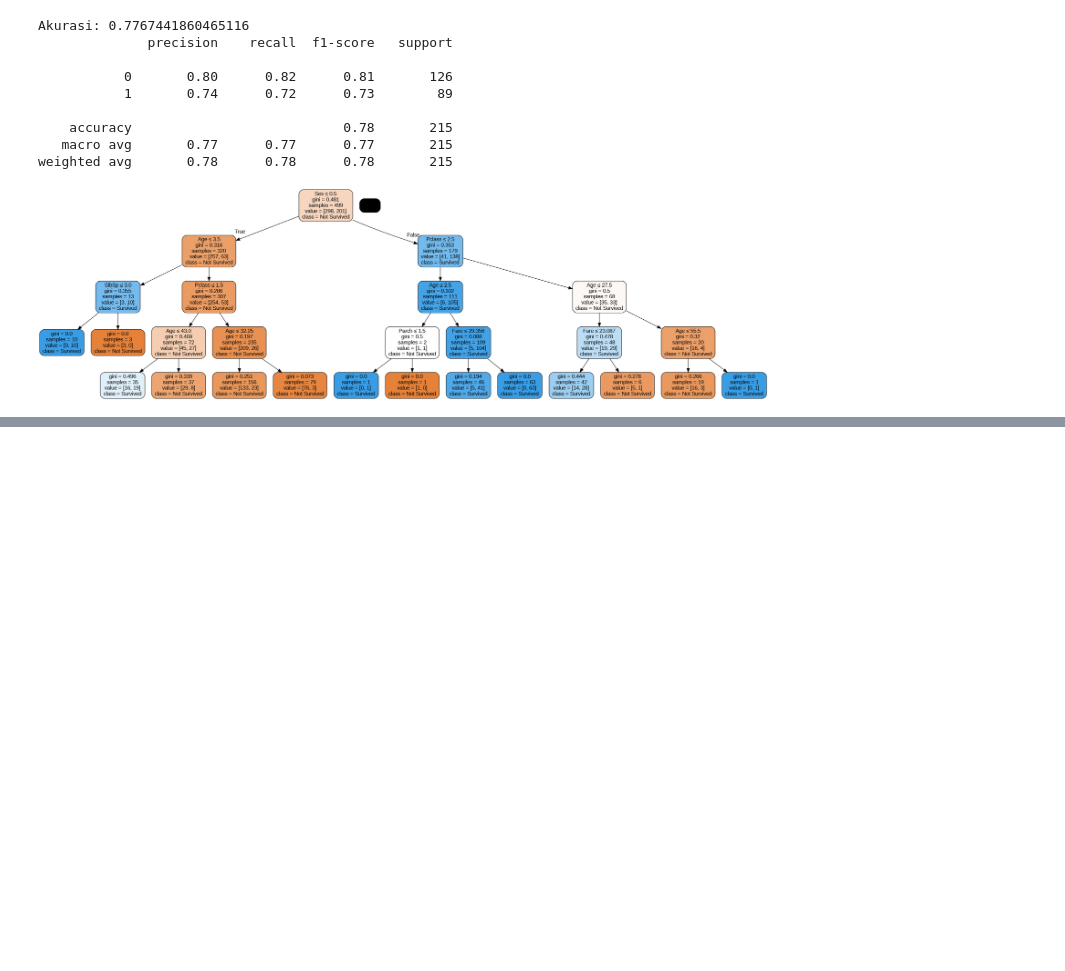
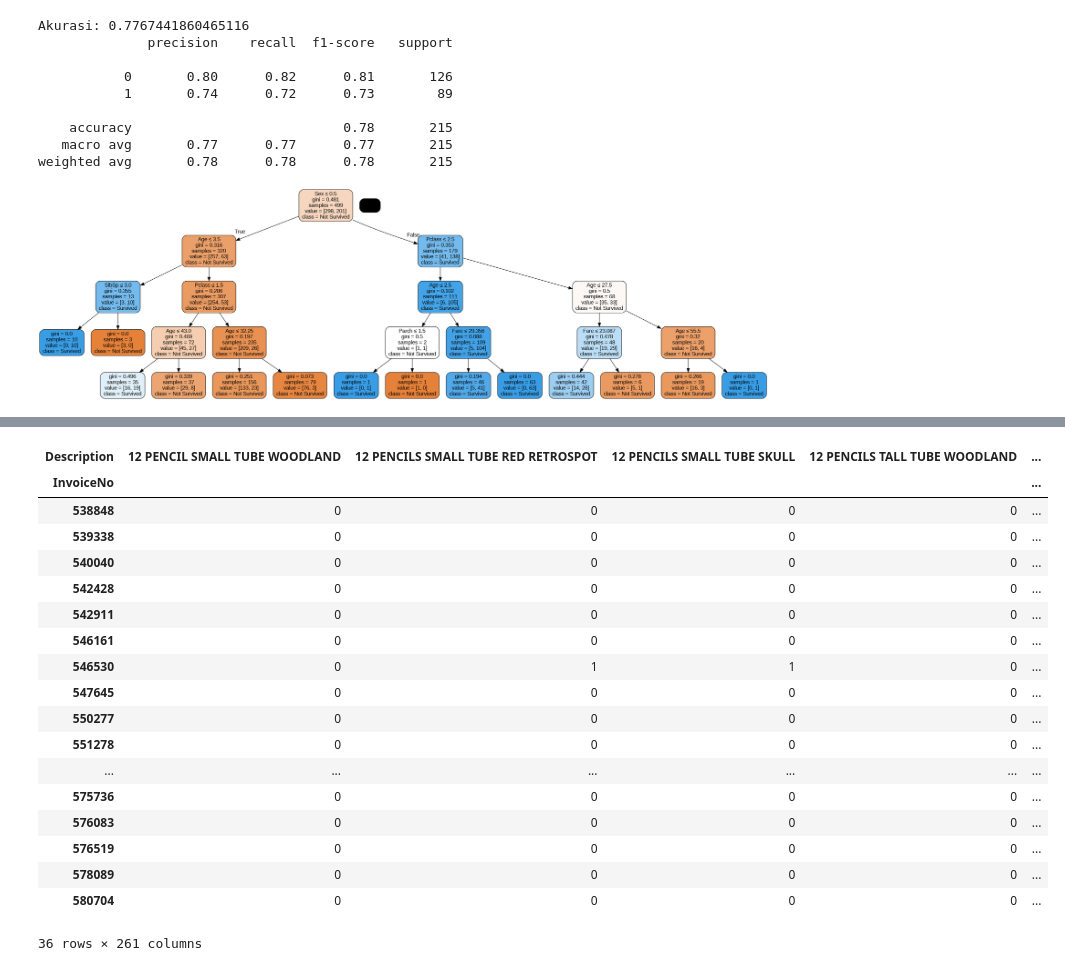
Before and after one commit to KiiBoii/Google-Collab-Phyton-Data-Mining, a Jupyter notebook: mrizkiP23sib.ipynb, the cells around one changed output, grey strips where cells are left out. Drawn from its saved outputs; the diff is of its cells as text; code cells hidden in the pictures; blank space fills up the shorter version.

```diff
--- a/mrizkiP23sib.ipynb
+++ b/mrizkiP23sib.ipynb
@@ -2300,0 +2321,12 @@ weighted avg       0.78      0.78      0.78       215
+# %%
+#trus bersihkan datanya
+#sama hapus tuang ekstra di deskripsi
+
+data['Description'] = data['Description'].str.strip()
+
+#buat hapus baris tanpa yg gaada invoice nya
+data.dropna(axis=0,subset=['InvoiceNo'],inplace=True)
+data['InvoiceNo'] = data['InvoiceNo'].astype('str')
+#hapus smua transaksi yg pake kredit aja
+
+data = data[~data['InvoiceNo'].str.contains('C')]
@@ -2300,0 +2356,49 @@ weighted avg       0.78      0.78      0.78       215
+# %%
+#Transaksi Di sweden
+
+basket_Sweden = (data[data['Country']=="Sweden"]
+             .groupby(['InvoiceNo', 'Description'])['Quantity']
+             .sum().unstack().reset_index().fillna(0)
+             .set_index('InvoiceNo'))
+# %%
+#kodean data pake Hot encoding
+#definisikan fungsi hot encoding buat data nya pas sama library
+
+def hot_encode(x):
+  if(x<=0):
+    return 0
+  if(x>=1):
+    return 1
+# %%
+#kodekan dtaset
+
+basket_encoded = basket_France.applymap(hot_encode)
+basket_France= basket_encoded
+basket_encoded = basket_UK.applymap(hot_encode)
+basket_UK= basket_encoded
+basket_encoded = basket_Por.applymap(hot_encode)
+basket_Por= basket_encoded
+basket_encoded = basket_Sweden.applymap(hot_encode)
+basket_Sweden= basket_encoded
+# %%
+basket_Sweden
+# %% [output]
+| Description | 12 PENCIL SMALL TUBE WOODLAND | 12 PENCILS SMALL TUBE RED RETROSPOT | 12 PENCILS SMALL TUBE SKULL | 12 PENCILS TALL TUBE WOODLAND | ... |
+| InvoiceNo |  |  |  |  | ... |
+| 538848 | 0 | 0 | 0 | 0 | ... |
+| 539338 | 0 | 0 | 0 | 0 | ... |
+| 540040 | 0 | 0 | 0 | 0 | ... |
+| 542428 | 0 | 0 | 0 | 0 | ... |
+| 542911 | 0 | 0 | 0 | 0 | ... |
+| 546161 | 0 | 0 | 0 | 0 | ... |
+| 546530 | 0 | 1 | 1 | 0 | ... |
+| 547645 | 0 | 0 | 0 | 0 | ... |
+| 550277 | 0 | 0 | 0 | 0 | ... |
+| 551278 | 0 | 0 | 0 | 0 | ... |
+| ... | ... | ... | ... | ... | ... |
+| 575736 | 0 | 0 | 0 | 0 | ... |
+| 576083 | 0 | 0 | 0 | 0 | ... |
+| 576519 | 0 | 0 | 0 | 0 | ... |
+| 578089 | 0 | 0 | 0 | 0 | ... |
+| 580704 | 0 | 0 | 0 | 0 | ... |
+36 rows × 261 columns
```
Also changed, not shown: parts of 10 cells of this notebook.
